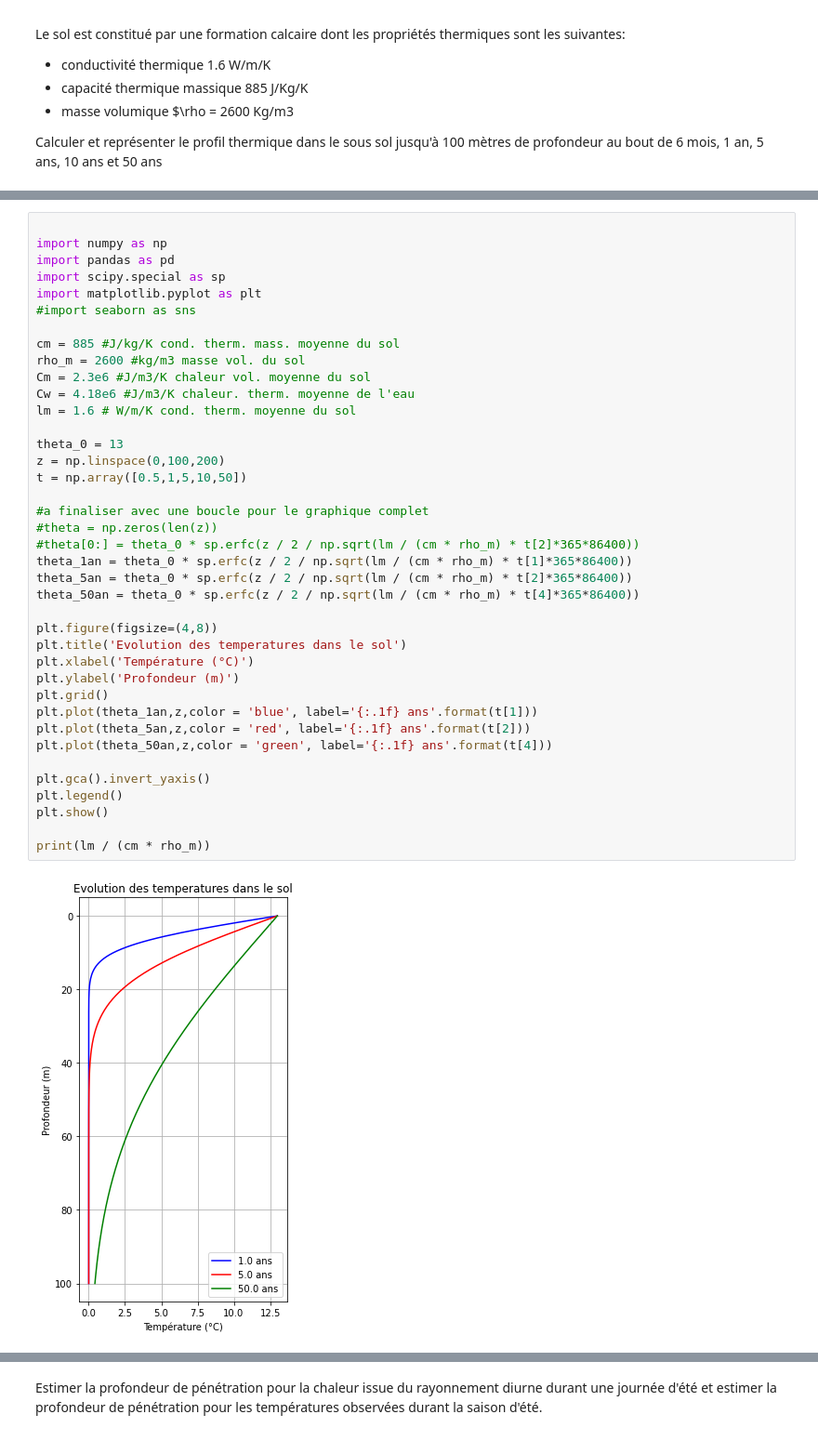
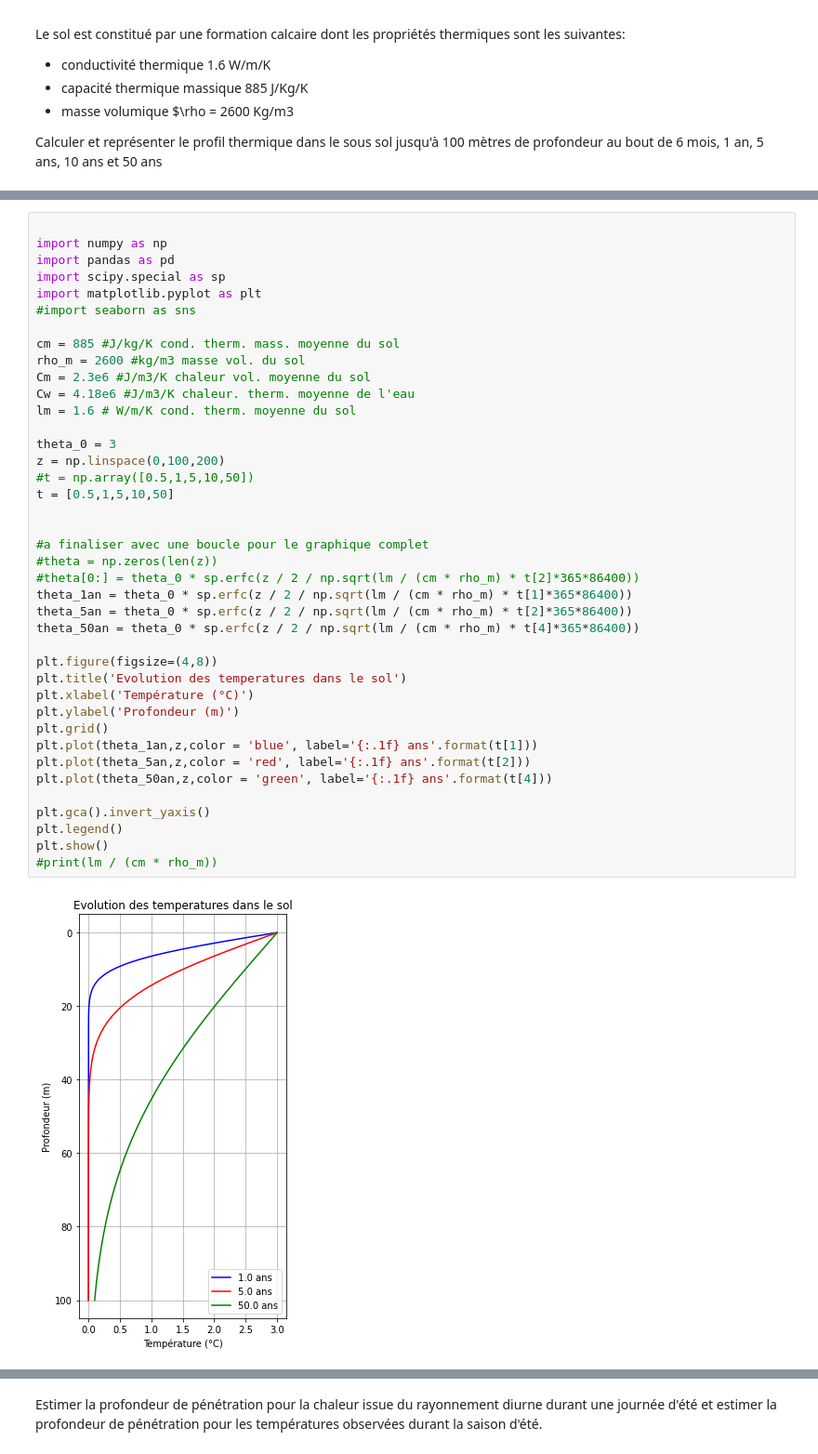
Before and after one commit to larroque852/NB_ENS3_geothermie, a Jupyter notebook: ENS3_GEOTH_EXO.ipynb, the cells around one changed output, grey strips where cells are left out. Shown: that part at 93% size. Saved outputs shown, nothing was run; the diff lists cells and outputs as text.

```diff
--- a/ENS3_GEOTH_EXO.ipynb
+++ b/ENS3_GEOTH_EXO.ipynb
@@ -119,35 +121,36 @@ import matplotlib.pyplot as plt
 #import seaborn as sns
 
 cm = 885 #J/kg/K cond. therm. mass. moyenne du sol
 rho_m = 2600 #kg/m3 masse vol. du sol
 Cm = 2.3e6 #J/m3/K chaleur vol. moyenne du sol
 Cw = 4.18e6 #J/m3/K chaleur. therm. moyenne de l'eau
 lm = 1.6 # W/m/K cond. therm. moyenne du sol
 
-theta_0 = 13
+theta_0 = 3
 z = np.linspace(0,100,200)
-t = np.array([0.5,1,5,10,50])
+#t = np.array([0.5,1,5,10,50])
+t = [0.5,1,5,10,50]
+
 
 #a finaliser avec une boucle pour le graphique complet
 #theta = np.zeros(len(z))
 #theta[0:] = theta_0 * sp.erfc(z / 2 / np.sqrt(lm / (cm * rho_m) * t[2]*365*86400))
 theta_1an = theta_0 * sp.erfc(z / 2 / np.sqrt(lm / (cm * rho_m) * t[1]*365*86400))
 theta_5an = theta_0 * sp.erfc(z / 2 / np.sqrt(lm / (cm * rho_m) * t[2]*365*86400))
 theta_50an = theta_0 * sp.erfc(z / 2 / np.sqrt(lm / (cm * rho_m) * t[4]*365*86400))
 
 plt.figure(figsize=(4,8))
 plt.title('Evolution des temperatures dans le sol')
 plt.xlabel('Température (°C)')
 plt.ylabel('Profondeur (m)')
 plt.grid()
 plt.plot(theta_1an,z,color = 'blue', label='{:.1f} ans'.format(t[1]))
 plt.plot(theta_5an,z,color = 'red', label='{:.1f} ans'.format(t[2]))
 plt.plot(theta_50an,z,color = 'green', label='{:.1f} ans'.format(t[4]))
 
 plt.gca().invert_yaxis()
 plt.legend()
 plt.show()
-
-print(lm / (cm * rho_m))
+#print(lm / (cm * rho_m))
 # %% [output]
-[figure, old version]
+[figure, new version]
```
Also changed, not shown: parts of 4 cells of this notebook.
